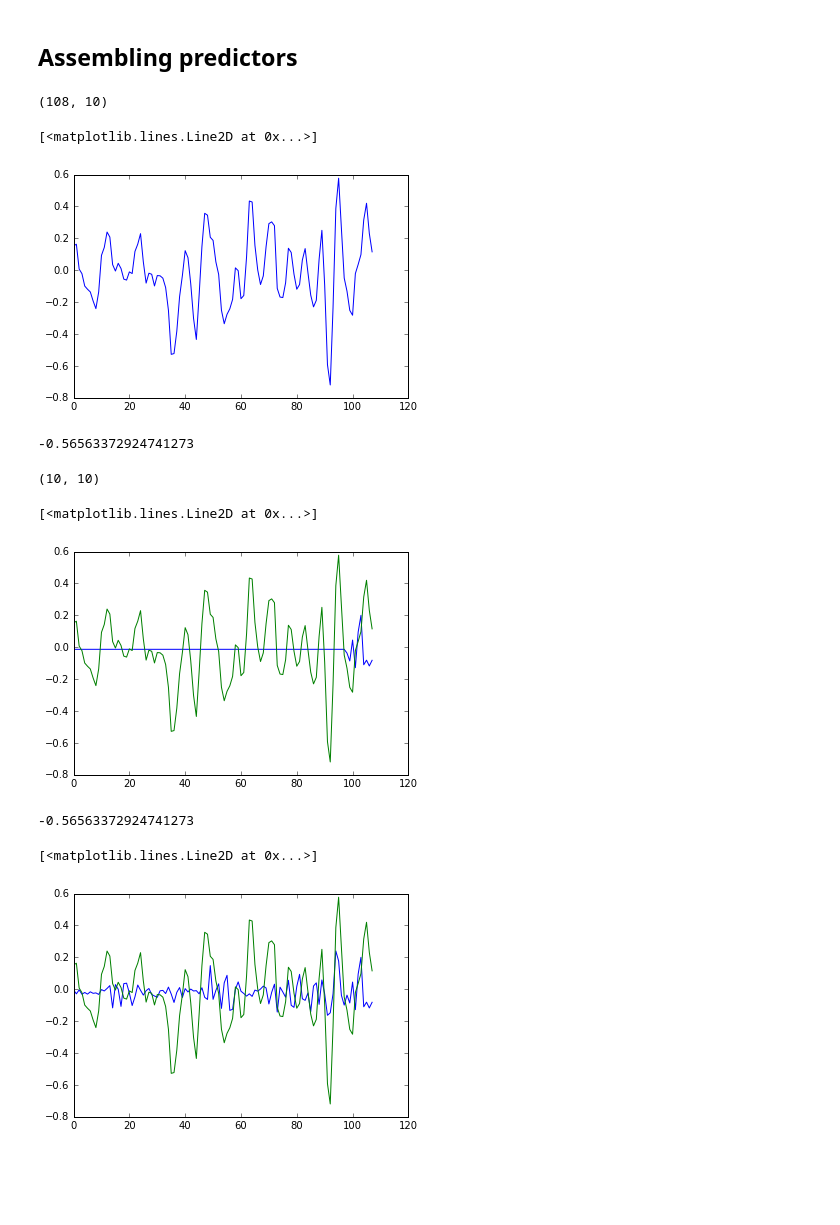
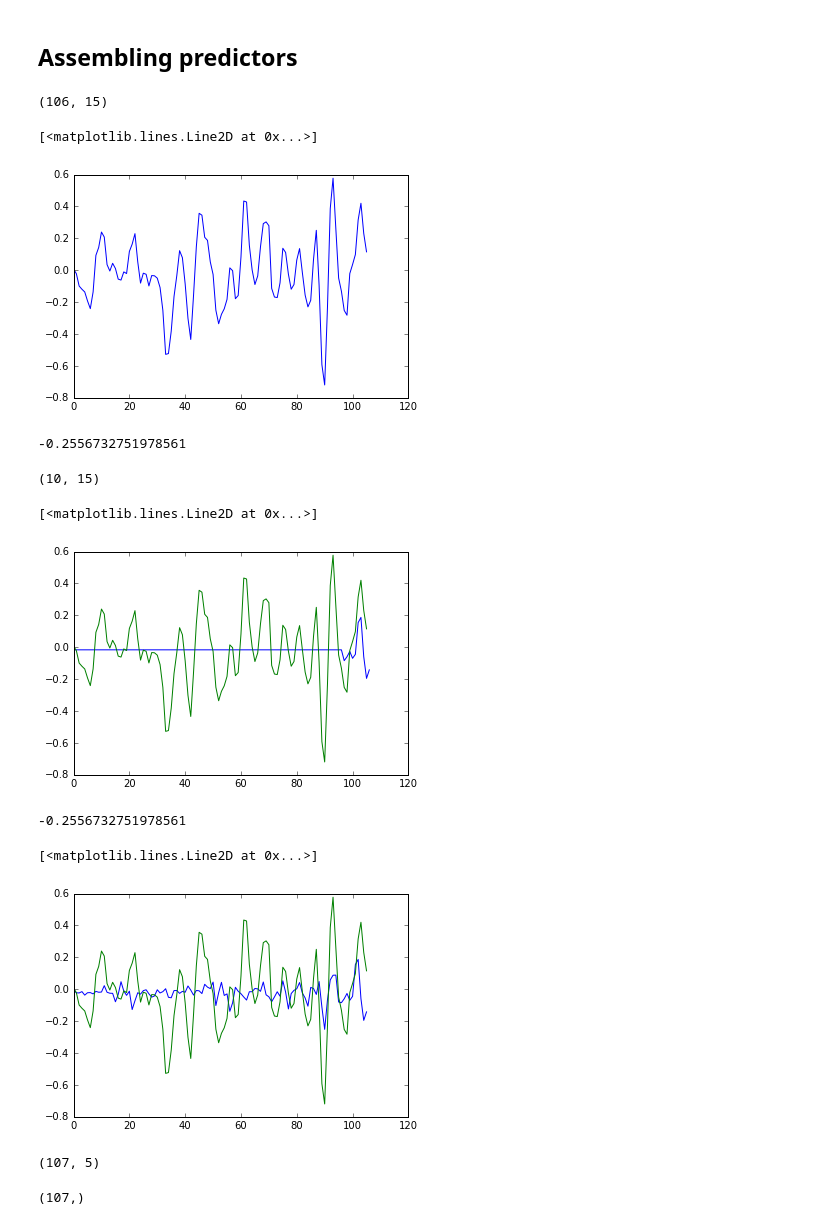
Before and after one commit to AC209ConsumerConfidence/Economic_Sentiment_Forecast, a Jupyter notebook: Clustering_experimentation.ipynb, the cells around one changed output. Drawn from its saved outputs; the diff is of its cells as text; code cells hidden in the pictures; blank space fills up the shorter version.

```diff
--- a/Clustering_experimentation.ipynb
+++ b/Clustering_experimentation.ipynb
@@ -49,2 +47,5 @@ lda = LatentDirichletAllocation(n_topics=10)
+# %%
+num_topics=8
+lda = LatentDirichletAllocation(n_topics=num_topics)
 # %%
 ldaDocs = lda.fit_transform(wordMatrix)
@@ -148,44 +129,46 @@ CCIlimited.shape
 X = topicsByMonth
 # %%
 X = topicsYearlyDiff
+# %%
+X = np.hstack((topicsYearlyDiff[2:,:],topicsYearlyDiff[1:-1,:],topicsYearlyDiff[:-2,:]))
 # %%
 X.shape
 # %% [output]
-(108, 10)
+(106, 15)
 # %%
-y = CCIlimited.Value.values[12:] - CCIlimited.Value.values[11:-1]
+y = CCIlimited.Value.values[14:] - CCIlimited.Value.values[13:-1]
 # %%
 plt.plot(y)
 # %% [output]
 [<matplotlib.lines.Line2D at 0x...>]
-[figure, old version]
+[figure, new version]
 # %%
-lasso = Lasso(alpha=.001)
+lasso = Lasso(alpha=.005)
 # %%
 lasso.fit(X[:-10,:],y[:-10])
 pred = lasso.predict(X[-10:,:])
 lasso.score(X[-10:,:],y[-10:])
 # %% [output]
--0.56563372924741273
+-0.2556732751978561
 # %%
 X[-10:,:].shape
 # %% [output]
-(10, 10)
+(10, 15)
 # %%
-plt.plot(np.concatenate((np.mean(y)*np.ones(98),pred)))
+plt.plot(np.concatenate((np.mean(y)*np.ones(97),pred)))
 plt.plot(y)
 # %% [output]
 [<matplotlib.lines.Line2D at 0x...>]
-[figure, old version]
+[figure, new version]
 # %%
 lasso.fit(X[:-10,:],y[:-10])
 pred = lasso.predict(X)
 lasso.score(X[-10:,:],y[-10:])
 # %% [output]
--0.56563372924741273
+-0.2556732751978561
 # %%
 plt.plot(pred)
 plt.plot(y)
 # %% [output]
 [<matplotlib.lines.Line2D at 0x...>]
-[figure, old version]
+[figure, new version]
@@ -191,0 +177,4 @@ plt.plot(y)
+# %%
+Xdiff.shape
+# %% [output]
+(107, 5)
@@ -191,0 +183,4 @@ plt.plot(y)
+# %%
+y.shape
+# %% [output]
+(107,)
```
Also changed, not shown: parts of 13 cells of this notebook, 1 other file.
